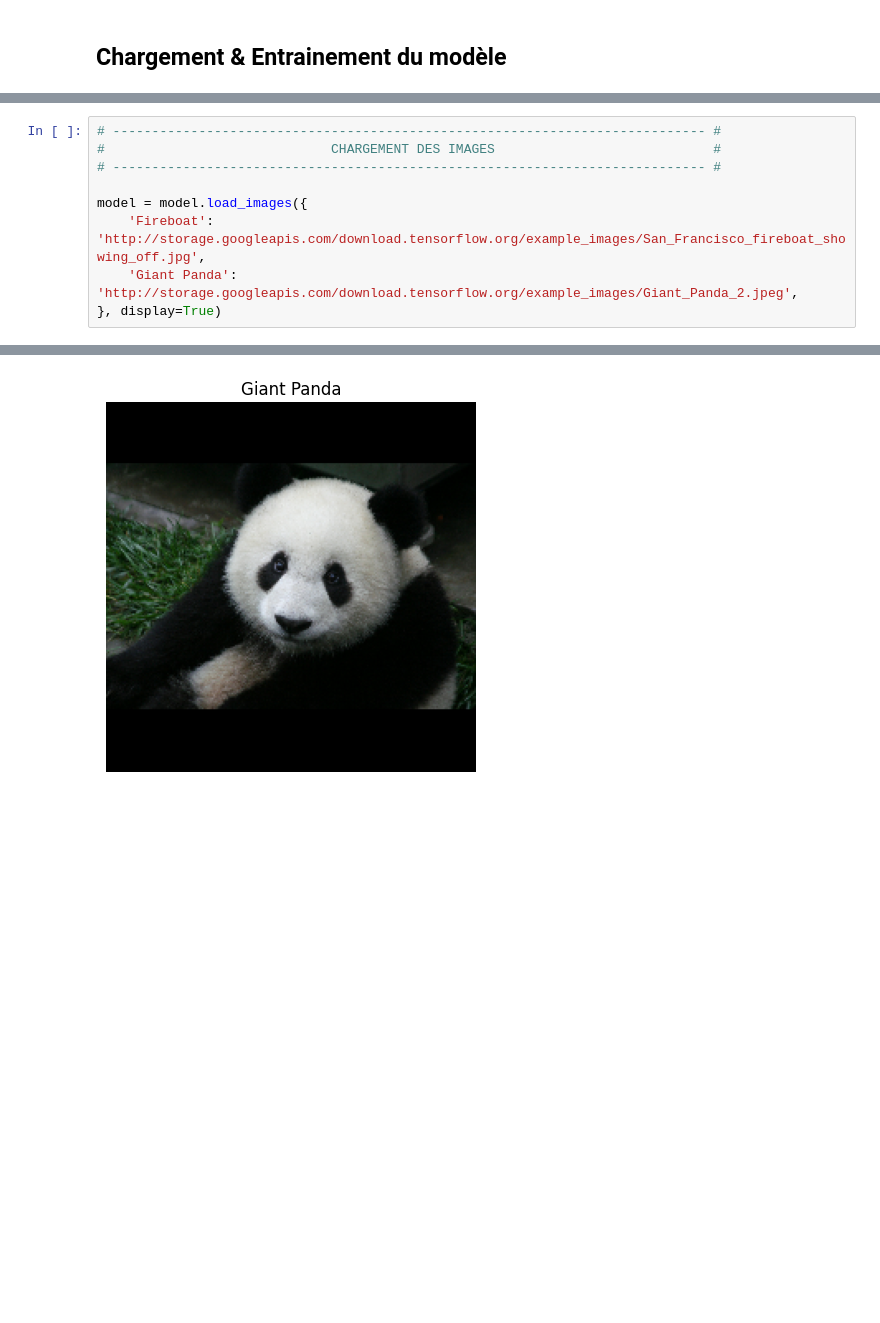
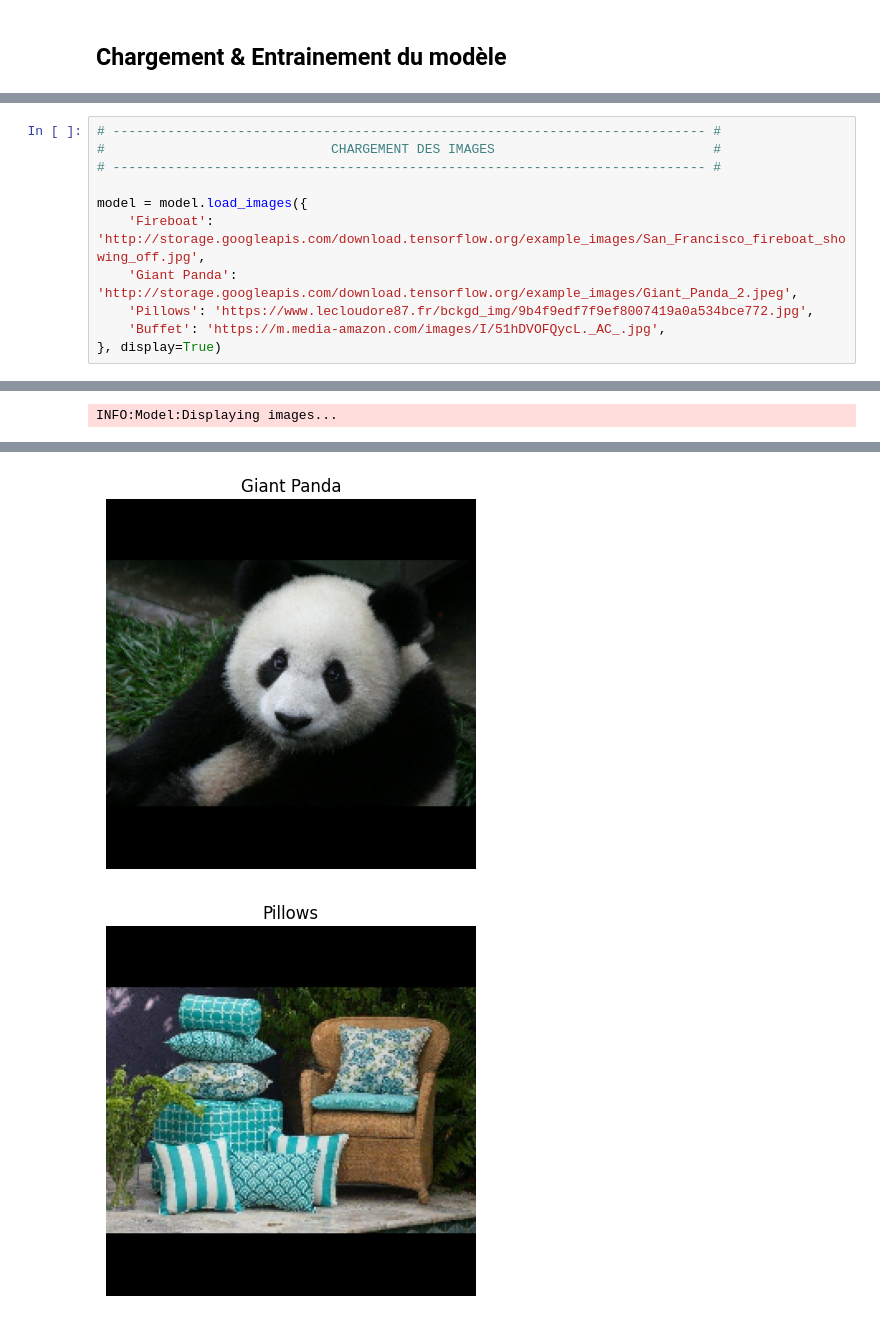
Before and after one commit to hjamet/Epita-S9-DNN, a Jupyter notebook: notebooks/tensorflow.ipynb, the cells around one changed output, grey strips where cells are left out. Cells and saved outputs as stored; diff of their text form; blank space fills up the shorter version.

```diff
--- a/notebooks/tensorflow.ipynb
+++ b/notebooks/tensorflow.ipynb
@@ -53,6 +76,8 @@ _________________________________________________________________
 model = model.load_images({
     'Fireboat': 'http://storage.googleapis.com/download.tensorflow.org/example_images/San_Francisco_fireboat_showing_off.jpg',
     'Giant Panda': 'http://storage.googleapis.com/download.tensorflow.org/example_images/Giant_Panda_2.jpeg',
+    'Pillows': 'https://www.lecloudore87.fr/bckgd_img/9b4f9edf7f9ef8007419a0a534bce772.jpg',
+    'Buffet': 'https://m.media-amazon.com/images/I/51hDVOFQycL._AC_.jpg',
 }, display=True)
 # %% [output]
 INFO:Model:Loading images...
@@ -60,2 +88,4 @@ INFO:Model:Displaying images...
+INFO:Model:Displaying images...
 [figure]
 [figure]
+[figure, added]
```
Also changed, not shown: parts of 14 cells of this notebook, 1 other file.
